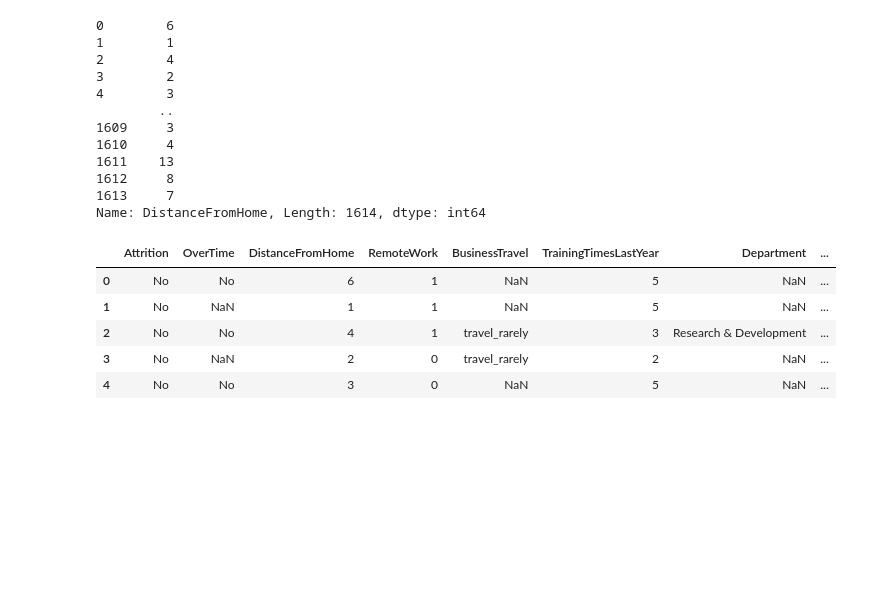
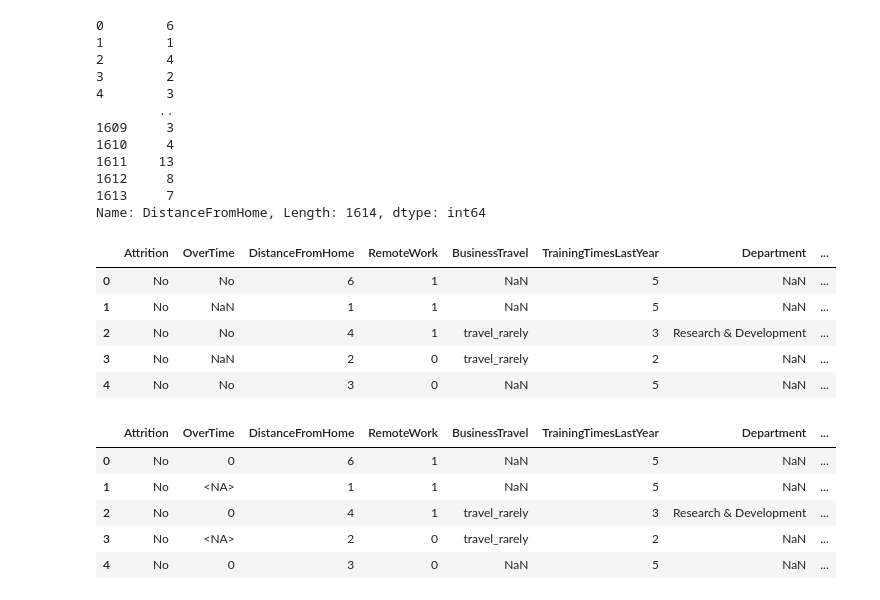
Before and after one commit to raquelmartinrodriguez/proyecto-da-promo-G-modulo-3-team-1, a Jupyter notebook: notebooks/02-transformation/patri.ipynb, the cells around one changed output. Saved outputs shown, nothing was run; the diff lists cells and outputs as text; code cells hidden in the pictures; blank space fills up the shorter version.

```diff
--- a/notebooks/02-transformation/patri.ipynb
+++ b/notebooks/02-transformation/patri.ipynb
@@ -429 +433,10 @@ data[columnas_patri].head()
+# %%
+data[columnas_patri].head()
+# %% [output]
+|  | Attrition | OverTime | DistanceFromHome | RemoteWork | BusinessTravel | TrainingTimesLastYear | Department | ... |
+| 0 | No | 0 | 6 | 1 | NaN | 5 | NaN | ... |
+| 1 | No | <NA> | 1 | 1 | NaN | 5 | NaN | ... |
+| 2 | No | 0 | 4 | 1 | travel_rarely | 3 | Research & Development | ... |
+| 3 | No | <NA> | 2 | 0 | travel_rarely | 2 | NaN | ... |
+| 4 | No | 0 | 3 | 0 | NaN | 5 | NaN | ... |
 # %%
```
Also changed, not shown: parts of 3 cells of this notebook, 3 other files.
